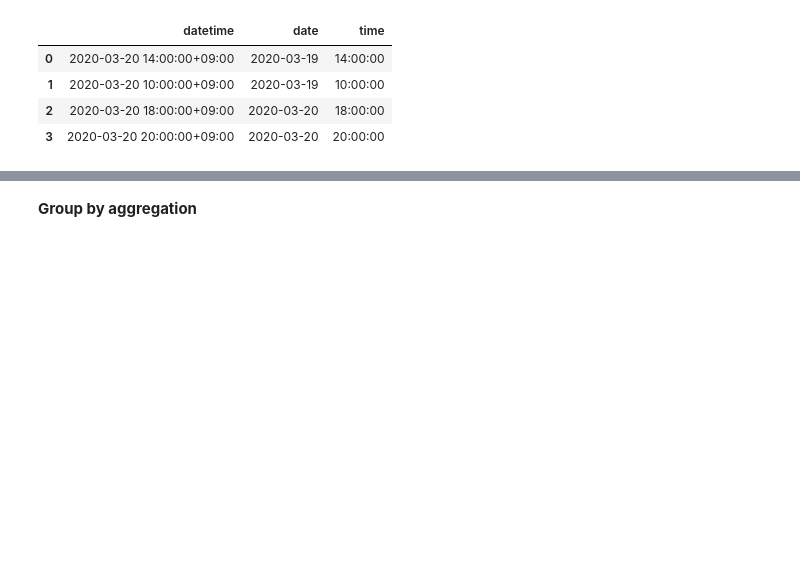
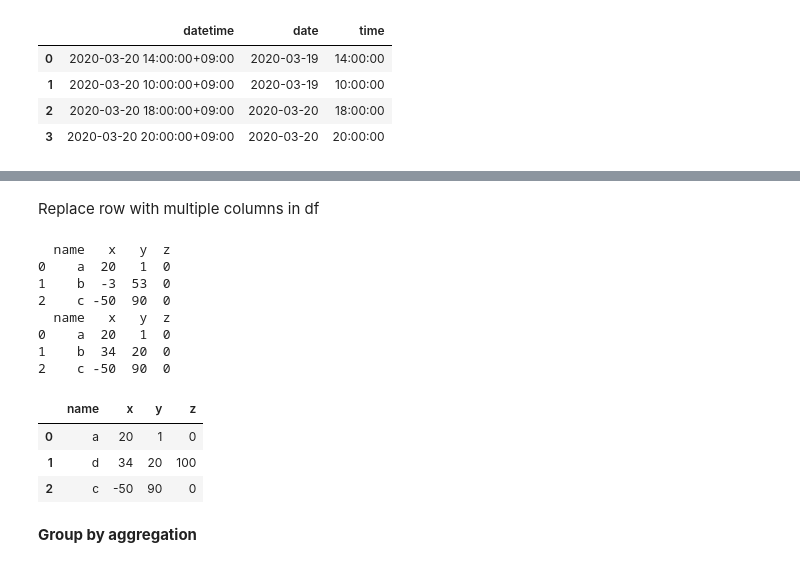
Before and after one commit to noaihere/distillery, a Jupyter notebook: short_python.ipynb, the cells around one changed output, grey strips where cells are left out. Saved outputs shown, nothing was run; the diff lists cells and outputs as text; code cells hidden in the pictures; blank space fills up the shorter version.

Commit message:
df override values

```diff
--- a/short_python.ipynb
+++ b/short_python.ipynb
@@ -172,0 +177,12 @@ df
+# %%
+df = pd.DataFrame({'name':['a','b','c'],'value':[20,-3,-50]})
+negative_rows = df.loc[df['value'] < 0, "name"]
+print(df)
+print(type(negative_rows))
+print(negative_rows)
+
+if not negative_rows.empty:
+    dict_replace = {'b':34,'c':20,'d':3}
+    for i in negative_rows:
+        df.loc[df['name'] == i, 'value'] = dict_replace[i]
+df
@@ -173,3 +202,28 @@ df
+# %% [markdown]
+Replace row with multiple columns in df
+# %%
+df = pd.DataFrame({'name':['a','b','c'],'x':[20,-3,-50],'y':[1,53,90],'z':[0,0,0]})
+print(df)
+list_columns = ['x','y']
+dict_replace = {'x':34,'y':20,'d':3}
+df.loc[df['name']=='b', list_columns]= [dict_replace[i] for i in dict_replace.keys() if i in list_columns]
+print(df)
+
+df.loc[df['name']=='b', ['z','name']]= [100,'d']
+df
+# %% [output]
+  name   x   y  z
+0    a  20   1  0
+1    b  -3  53  0
+2    c -50  90  0
+  name   x   y  z
+0    a  20   1  0
+1    b  34  20  0
+2    c -50  90  0
+|  | name | x | y | z |
+| 0 | a | 20 | 1 | 0 |
+| 1 | d | 34 | 20 | 100 |
+| 2 | c | -50 | 90 | 0 |
 # %% [markdown]
 **Group by aggregation**
 # %%
```
Also changed, not shown: parts of 2 cells of this notebook.
